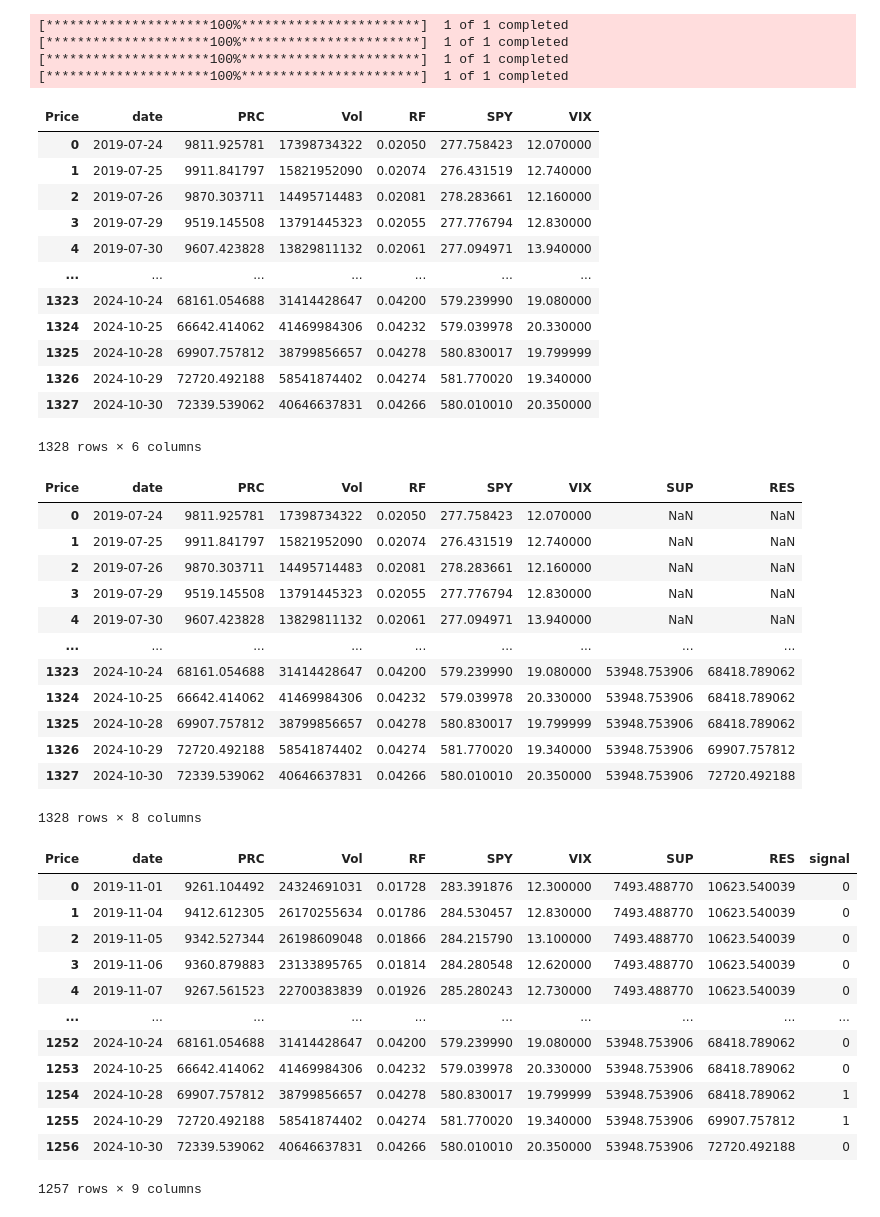
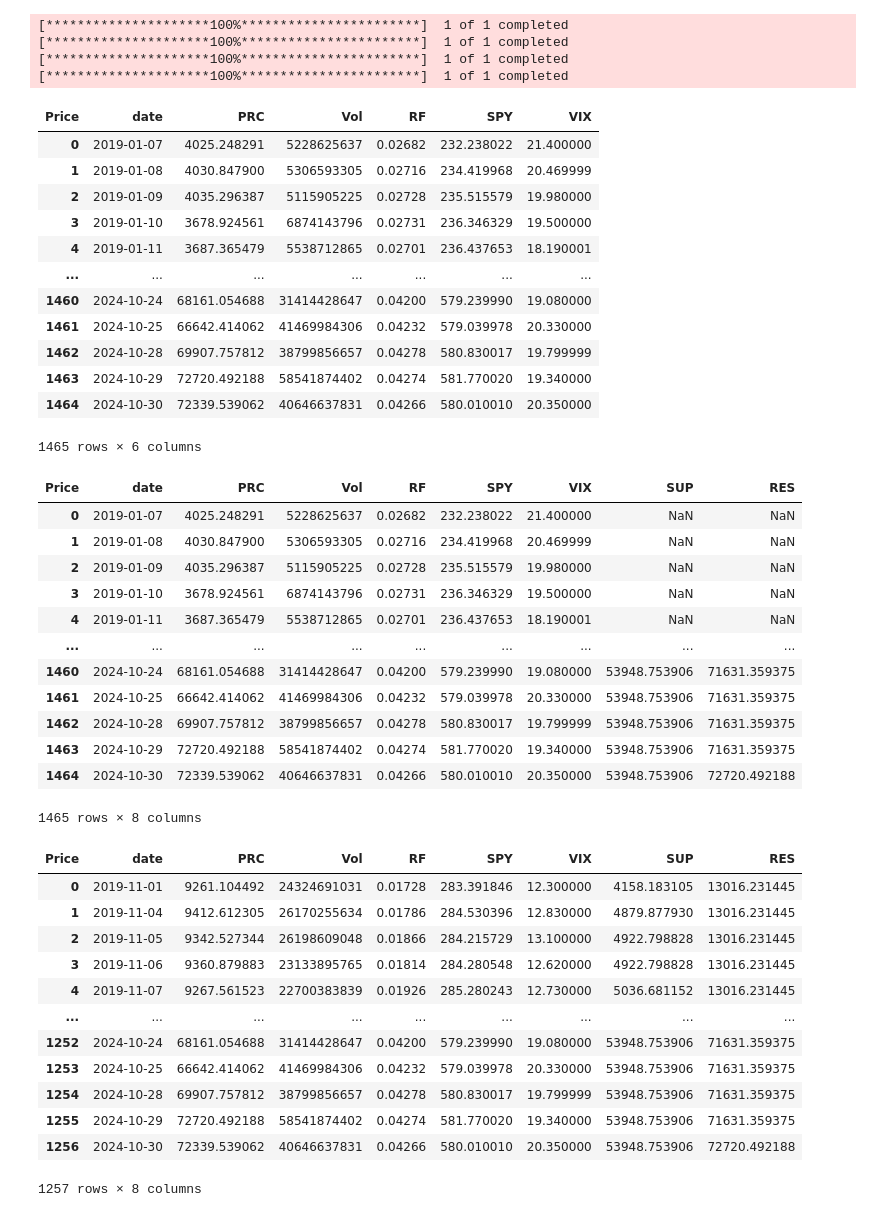
Before and after one commit to memelooody/Bitcoin-Trading-Strategies, a Jupyter notebook: Test.ipynb, the cells around one changed output. Cells and saved outputs as stored; diff of their text form; code cells hidden in the pictures.

```diff
--- a/Test.ipynb
+++ b/Test.ipynb
@@ -16,7 +16,7 @@ tickers = {
 }
 
 # Define the date range
-lookback_period = 50
+lookback_period = 150
 start_date = pd.to_datetime('2019-11-01')
 end_date = pd.to_datetime('2024-10-31')
 
@@ -39,45 +39,45 @@ for ticker, name in tickers.items():
         # For Bitcoin, keep 'Close' and 'Volume'
         data = data[['date', 'Close', 'Volume']]
         data.rename(columns={'Close': 'PRC', 'Volume': 'Vol'}, inplace=True)
     elif ticker == '^TNX':
         # For 10-year Treasury Yield, keep 'Close' and adjust yield to percentage
         data = data[['date', 'Close']]
         data.rename(columns={'Close': 'RF'}, inplace=True)
         # Convert yield from percentage points to decimal (e.g., 15.00 to 0.15)
         data['RF'] = data['RF'] / 100
     else:
         # For SPY and VIX, keep 'Adj Close'
         data = data[['date', 'Adj Close']]
         data.rename(columns={'Adj Close': name}, inplace=True)
 
     # Store the DataFrame in the dictionary
     data_frames[name] = data
 
 # Merge all DataFrames on 'date'
 
 dfs = list(data_frames.values())
 merged_data = reduce(lambda left, right: pd.merge(left, right, on='date', how='inner'), dfs)
 merged_data.columns = merged_data.columns.get_level_values(0)
 
 merged_data
 # %% [output]
 [*********************100%***********************]  1 of 1 completed
 [*********************100%***********************]  1 of 1 completed
 [*********************100%***********************]  1 of 1 completed
 [*********************100%***********************]  1 of 1 completed
 | Price | date | PRC | Vol | RF | SPY | VIX |
-| 0 | 2019-07-24 | 9811.925781 | 17398734322 | 0.02050 | 277.758423 | 12.070000 |
-| 1 | 2019-07-25 | 9911.841797 | 15821952090 | 0.02074 | 276.431519 | 12.740000 |
-| 2 | 2019-07-26 | 9870.303711 | 14495714483 | 0.02081 | 278.283661 | 12.160000 |
-| 3 | 2019-07-29 | 9519.145508 | 13791445323 | 0.02055 | 277.776794 | 12.830000 |
-| 4 | 2019-07-30 | 9607.423828 | 13829811132 | 0.02061 | 277.094971 | 13.940000 |
+| 0 | 2019-01-07 | 4025.248291 | 5228625637 | 0.02682 | 232.238022 | 21.400000 |
+| 1 | 2019-01-08 | 4030.847900 | 5306593305 | 0.02716 | 234.419968 | 20.469999 |
+| 2 | 2019-01-09 | 4035.296387 | 5115905225 | 0.02728 | 235.515579 | 19.980000 |
+| 3 | 2019-01-10 | 3678.924561 | 6874143796 | 0.02731 | 236.346329 | 19.500000 |
+| 4 | 2019-01-11 | 3687.365479 | 5538712865 | 0.02701 | 236.437653 | 18.190001 |
 | ... | ... | ... | ... | ... | ... | ... |
-| 1323 | 2024-10-24 | 68161.054688 | 31414428647 | 0.04200 | 579.239990 | 19.080000 |
-| 1324 | 2024-10-25 | 66642.414062 | 41469984306 | 0.04232 | 579.039978 | 20.330000 |
-| 1325 | 2024-10-28 | 69907.757812 | 38799856657 | 0.04278 | 580.830017 | 19.799999 |
-| 1326 | 2024-10-29 | 72720.492188 | 58541874402 | 0.04274 | 581.770020 | 19.340000 |
-| 1327 | 2024-10-30 | 72339.539062 | 40646637831 | 0.04266 | 580.010010 | 20.350000 |
+| 1460 | 2024-10-24 | 68161.054688 | 31414428647 | 0.04200 | 579.239990 | 19.080000 |
+| 1461 | 2024-10-25 | 66642.414062 | 41469984306 | 0.04232 | 579.039978 | 20.330000 |
+| 1462 | 2024-10-28 | 69907.757812 | 38799856657 | 0.04278 | 580.830017 | 19.799999 |
+| 1463 | 2024-10-29 | 72720.492188 | 58541874402 | 0.04274 | 581.770020 | 19.340000 |
+| 1464 | 2024-10-30 | 72339.539062 | 40646637831 | 0.04266 | 580.010010 | 20.350000 |
-1328 rows × 6 columns
+1465 rows × 6 columns
 # %%
 # create the signal for the trading range breakout
 merged_data['SUP'] = merged_data['PRC'].shift(1).rolling(window=lookback_period).min()
@@ -85,18 +85,18 @@ merged_data['RES'] = merged_data['PRC'].shift(1).rolling(window=lookback_period)
 merged_data
 # %% [output]
 | Price | date | PRC | Vol | RF | SPY | VIX | SUP | RES |
-| 0 | 2019-07-24 | 9811.925781 | 17398734322 | 0.02050 | 277.758423 | 12.070000 | NaN | NaN |
-| 1 | 2019-07-25 | 9911.841797 | 15821952090 | 0.02074 | 276.431519 | 12.740000 | NaN | NaN |
-| 2 | 2019-07-26 | 9870.303711 | 14495714483 | 0.02081 | 278.283661 | 12.160000 | NaN | NaN |
-| 3 | 2019-07-29 | 9519.145508 | 13791445323 | 0.02055 | 277.776794 | 12.830000 | NaN | NaN |
-| 4 | 2019-07-30 | 9607.423828 | 13829811132 | 0.02061 | 277.094971 | 13.940000 | NaN | NaN |
+| 0 | 2019-01-07 | 4025.248291 | 5228625637 | 0.02682 | 232.238022 | 21.400000 | NaN | NaN |
+| 1 | 2019-01-08 | 4030.847900 | 5306593305 | 0.02716 | 234.419968 | 20.469999 | NaN | NaN |
+| 2 | 2019-01-09 | 4035.296387 | 5115905225 | 0.02728 | 235.515579 | 19.980000 | NaN | NaN |
+| 3 | 2019-01-10 | 3678.924561 | 6874143796 | 0.02731 | 236.346329 | 19.500000 | NaN | NaN |
+| 4 | 2019-01-11 | 3687.365479 | 5538712865 | 0.02701 | 236.437653 | 18.190001 | NaN | NaN |
 | ... | ... | ... | ... | ... | ... | ... | ... | ... |
-| 1323 | 2024-10-24 | 68161.054688 | 31414428647 | 0.04200 | 579.239990 | 19.080000 | 53948.753906 | 68418.789062 |
-| 1324 | 2024-10-25 | 66642.414062 | 41469984306 | 0.04232 | 579.039978 | 20.330000 | 53948.753906 | 68418.789062 |
-| 1325 | 2024-10-28 | 69907.757812 | 38799856657 | 0.04278 | 580.830017 | 19.799999 | 53948.753906 | 68418.789062 |
-| 1326 | 2024-10-29 | 72720.492188 | 58541874402 | 0.04274 | 581.770020 | 19.340000 | 53948.753906 | 69907.757812 |
-| 1327 | 2024-10-30 | 72339.539062 | 40646637831 | 0.04266 | 580.010010 | 20.350000 | 53948.753906 | 72720.492188 |
+| 1460 | 2024-10-24 | 68161.054688 | 31414428647 | 0.04200 | 579.239990 | 19.080000 | 53948.753906 | 71631.359375 |
+| 1461 | 2024-10-25 | 66642.414062 | 41469984306 | 0.04232 | 579.039978 | 20.330000 | 53948.753906 | 71631.359375 |
+| 1462 | 2024-10-28 | 69907.757812 | 38799856657 | 0.04278 | 580.830017 | 19.799999 | 53948.753906 | 71631.359375 |
+| 1463 | 2024-10-29 | 72720.492188 | 58541874402 | 0.04274 | 581.770020 | 19.340000 | 53948.753906 | 71631.359375 |
+| 1464 | 2024-10-30 | 72339.539062 | 40646637831 | 0.04266 | 580.010010 | 20.350000 | 53948.753906 | 72720.492188 |
-1328 rows × 8 columns
+1465 rows × 8 columns
 # %%
 merged_data = merged_data.dropna()
 merged_data = merged_data[(merged_data['date'] >= pd.to_datetime(start_date).date()) & (merged_data['date'] <= pd.to_datetime(end_date).date())]
@@ -104,19 +104,19 @@ merged_data = merged_data.reset_index(drop=True)
 
 merged_data
 # %% [output]
-| Price | date | PRC | Vol | RF | SPY | VIX | SUP | RES | signal |
-| 0 | 2019-11-01 | 9261.104492 | 24324691031 | 0.01728 | 283.391876 | 12.300000 | 7493.488770 | 10623.540039 | 0 |
-| 1 | 2019-11-04 | 9412.612305 | 26170255634 | 0.01786 | 284.530457 | 12.830000 | 7493.488770 | 10623.540039 | 0 |
-| 2 | 2019-11-05 | 9342.527344 | 26198609048 | 0.01866 | 284.215790 | 13.100000 | 7493.488770 | 10623.540039 | 0 |
-| 3 | 2019-11-06 | 9360.879883 | 23133895765 | 0.01814 | 284.280548 | 12.620000 | 7493.488770 | 10623.540039 | 0 |
-| 4 | 2019-11-07 | 9267.561523 | 22700383839 | 0.01926 | 285.280243 | 12.730000 | 7493.488770 | 10623.540039 | 0 |
-| ... | ... | ... | ... | ... | ... | ... | ... | ... | ... |
-| 1252 | 2024-10-24 | 68161.054688 | 31414428647 | 0.04200 | 579.239990 | 19.080000 | 53948.753906 | 68418.789062 | 0 |
-| 1253 | 2024-10-25 | 66642.414062 | 41469984306 | 0.04232 | 579.039978 | 20.330000 | 53948.753906 | 68418.789062 | 0 |
-| 1254 | 2024-10-28 | 69907.757812 | 38799856657 | 0.04278 | 580.830017 | 19.799999 | 53948.753906 | 68418.789062 | 1 |
-| 1255 | 2024-10-29 | 72720.492188 | 58541874402 | 0.04274 | 581.770020 | 19.340000 | 53948.753906 | 69907.757812 | 1 |
-| 1256 | 2024-10-30 | 72339.539062 | 40646637831 | 0.04266 | 580.010010 | 20.350000 | 53948.753906 | 72720.492188 | 0 |
+| Price | date | PRC | Vol | RF | SPY | VIX | SUP | RES |
+| 0 | 2019-11-01 | 9261.104492 | 24324691031 | 0.01728 | 283.391846 | 12.300000 | 4158.183105 | 13016.231445 |
+| 1 | 2019-11-04 | 9412.612305 | 26170255634 | 0.01786 | 284.530396 | 12.830000 | 4879.877930 | 13016.231445 |
+| 2 | 2019-11-05 | 9342.527344 | 26198609048 | 0.01866 | 284.215729 | 13.100000 | 4922.798828 | 13016.231445 |
+| 3 | 2019-11-06 | 9360.879883 | 23133895765 | 0.01814 | 284.280548 | 12.620000 | 4922.798828 | 13016.231445 |
+| 4 | 2019-11-07 | 9267.561523 | 22700383839 | 0.01926 | 285.280243 | 12.730000 | 5036.681152 | 13016.231445 |
+| ... | ... | ... | ... | ... | ... | ... | ... | ... |
+| 1252 | 2024-10-24 | 68161.054688 | 31414428647 | 0.04200 | 579.239990 | 19.080000 | 53948.753906 | 71631.359375 |
+| 1253 | 2024-10-25 | 66642.414062 | 41469984306 | 0.04232 | 579.039978 | 20.330000 | 53948.753906 | 71631.359375 |
+| 1254 | 2024-10-28 | 69907.757812 | 38799856657 | 0.04278 | 580.830017 | 19.799999 | 53948.753906 | 71631.359375 |
+| 1255 | 2024-10-29 | 72720.492188 | 58541874402 | 0.04274 | 581.770020 | 19.340000 | 53948.753906 | 71631.359375 |
+| 1256 | 2024-10-30 | 72339.539062 | 40646637831 | 0.04266 | 580.010010 | 20.350000 | 53948.753906 | 72720.492188 |
-1257 rows × 9 columns
+1257 rows × 8 columns
 # %%
 merged_data['signal'] = np.where(merged_data['PRC'] > merged_data['RES'], 1, 0)  # Buy signal
 merged_data['signal'] = np.where(merged_data['PRC'] < merged_data['SUP'], -1, merged_data['signal'])  # Sell signal
```
Also changed, not shown: parts of 5 cells of this notebook.
